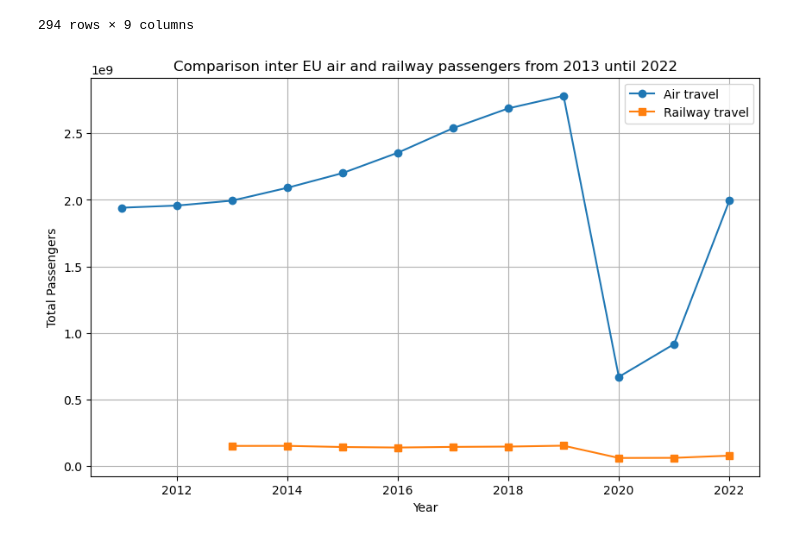
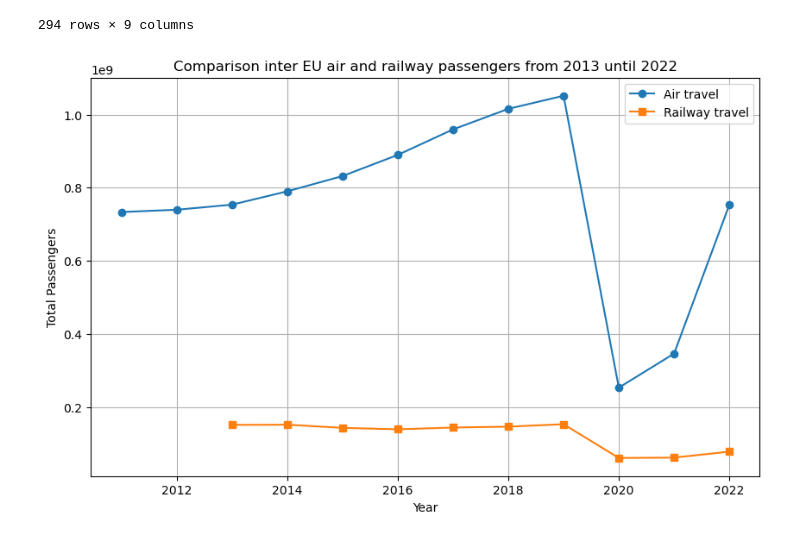
Before and after one commit to carolinemariew/Python-group-3, a Jupyter notebook: project_main.ipynb, the cells around one changed output. Drawn from its saved outputs; the diff is of its cells as text; code cells hidden in the pictures.

Commit message:
Updated text and graph

```diff
--- a/project_main.ipynb
+++ b/project_main.ipynb
@@ -107,24 +127,24 @@ df_train_pas
 | 293 | ESTAT:RAIL_PA_TYPEPAS(1.0) | 13/10/23 23:00:00 | A | THS_PAS | INTL | UK | 2019 | 20541.0 | NaN |
 294 rows × 9 columns
 # %%
-year_pas_data_air = df_air_pas.groupby('TIME_PERIOD')['OBS_VALUE'].sum().reset_index() #passenger data of air travel is grouped per year
-year_pas_data_air['Inter_EU'] = year_pas_data_air['OBS_VALUE'] * 0.378 #amount of international flights within Europe
-#So domestic flights and flights from the EU to outside the EU are excluded
+df_air_pas['Inter_EU'] = df_air_pas['OBS_VALUE'] * 0.378 #amount of international flights within Europe
+year_pas_data_air = df_air_pas.groupby('TIME_PERIOD')['Inter_EU'].sum().reset_index() #passenger data of air travel is grouped per year
+#Domestic flights and flights from the EU to outside the EU are excluded
 
-year_pas_data_train = df_train_pas.groupby('TIME_PERIOD')['OBS_VALUE'].sum().reset_index() #passenger data of train travel is grouped per year
-year_pas_data_train['Total_Passengers'] = year_pas_data_train['OBS_VALUE'] * 1000 #the dataset is per thousand passengers
+df_train_pas['Total_Passengers'] = df_train_pas['OBS_VALUE'] * 1000 #the dataset is per thousand passengers
+year_pas_data_train = df_train_pas.groupby('TIME_PERIOD')['Total_Passengers'].sum().reset_index() #passenger data of train travel is grouped per year
 # %%
-fig, ax = plt.subplots(figsize=(10, 6))
+fig, ax = plt.subplots(figsize=(10, 6)) #plotting the comparison of flight within the EU and international train travel
 
-ax.plot(year_pas_data_air['TIME_PERIOD'], year_pas_data_air['OBS_VALUE'], label='Air travel', marker='o')
+ax.plot(year_pas_data_air['TIME_PERIOD'], year_pas_data_air['Inter_EU'], label='Air travel', marker='o')
 ax.plot(year_pas_data_train['TIME_PERIOD'], year_pas_data_train['Total_Passengers'], label='Railway travel', marker='s')
 
 ax.set_xlabel('Year')
 ax.set_ylabel('Total Passengers')
 ax.set_title('Comparison inter EU air and railway passengers from 2013 until 2022')
 ax.grid(True)
 ax.legend()
 
 plt.show()
 # %% [output]
-[figure, old version]
+[figure, new version]
```
Also changed, not shown: parts of 18 cells of this notebook.
